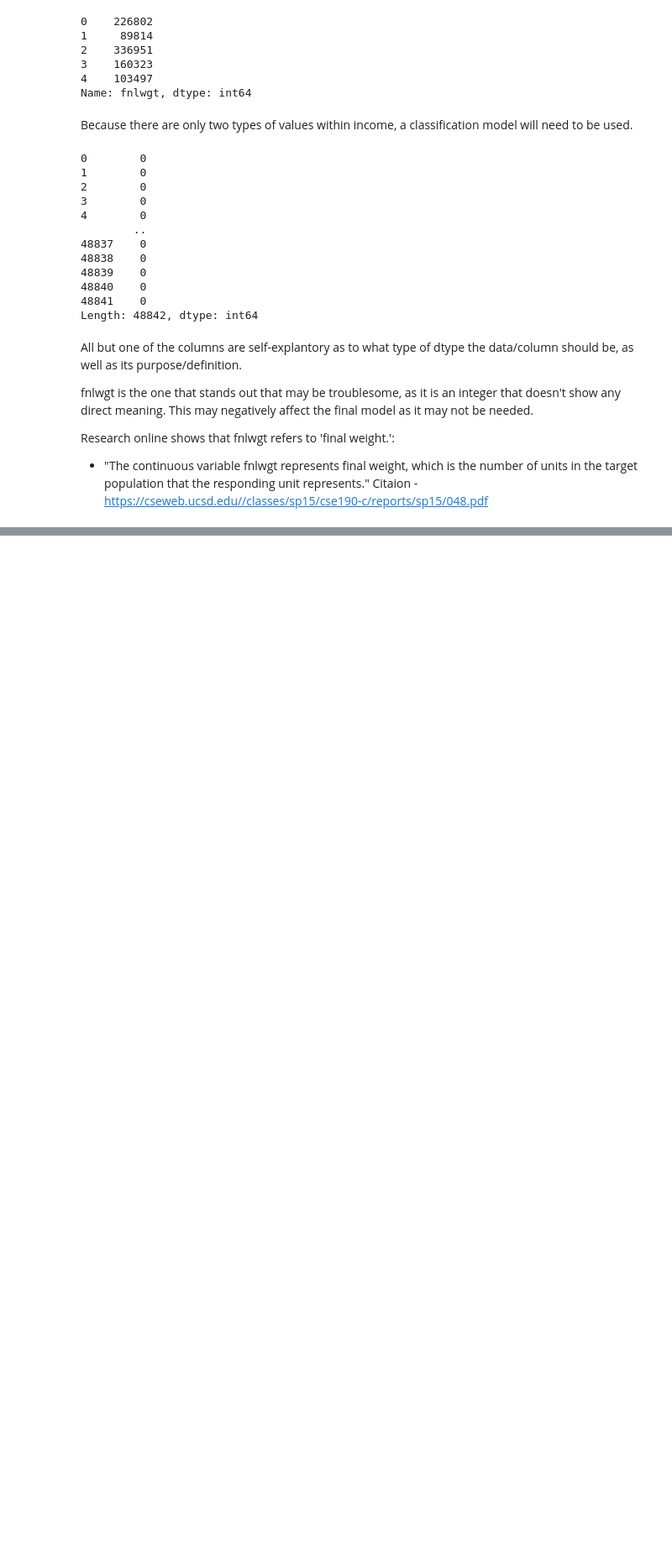
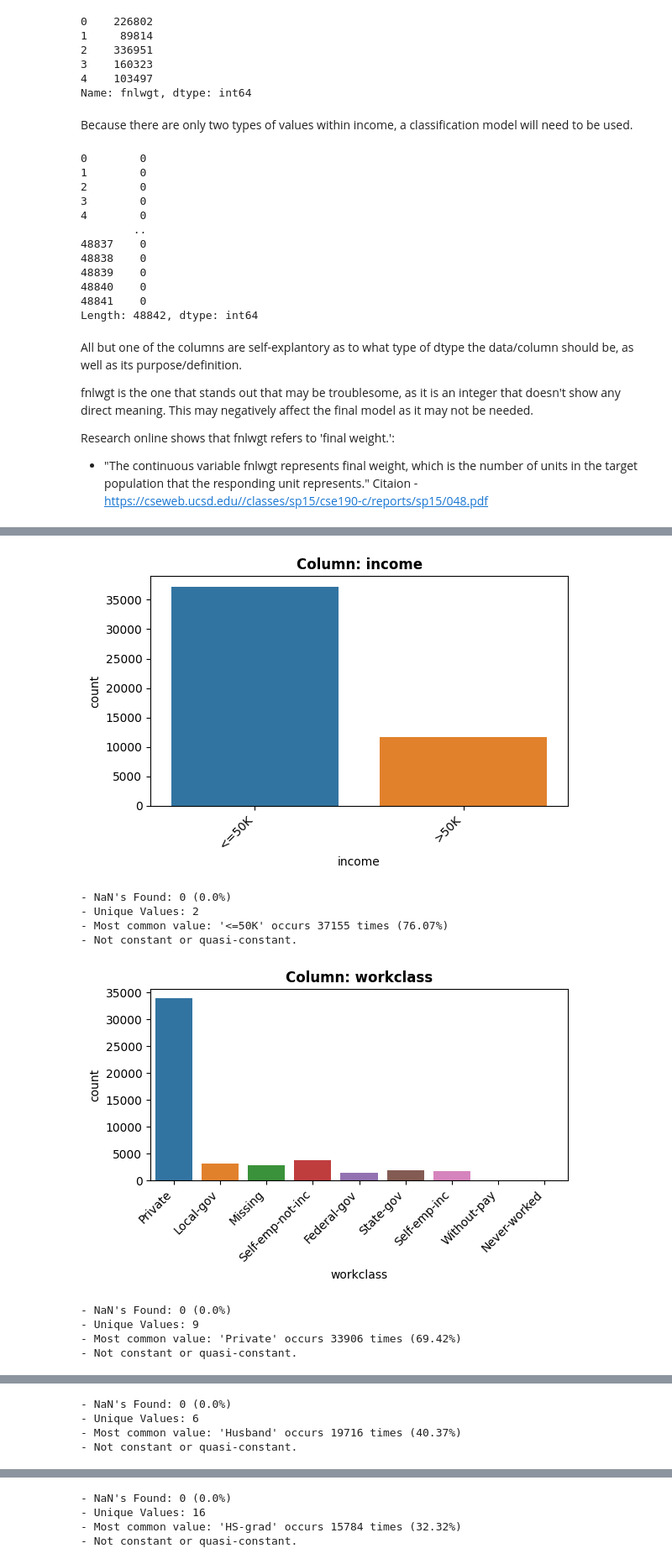
Before and after one commit to hokushrine/Prediction-of-Adult-Income, a Jupyter notebook: Adult_Income_Analysis.ipynb, the cells around one changed output, grey strips where cells are left out. Shown at 84% size. Saved outputs shown, nothing was run; the diff lists cells and outputs as text; code cells hidden in the pictures; blank space fills up the shorter version.

```diff
--- a/Adult_Income_Analysis.ipynb
+++ b/Adult_Income_Analysis.ipynb
@@ -124,0 +217,6 @@ Citaion - https://cseweb.ucsd.edu//classes/sp15/cse190-c/reports/sp15/048.pdf
+# %%
+# Replace '?' with 'Missing'
+categorical_columns = df.select_dtypes(include='object').columns
+
+for column in categorical_columns:
+    df[column] = df[column].replace('?', 'Missing')
@@ -124,0 +408,13 @@ Citaion - https://cseweb.ucsd.edu//classes/sp15/cse190-c/reports/sp15/048.pdf
+# %%
+figures, axes = explore_categorical(df, columns=['income', 'workclass', 'relationship', 'education'])
+# %% [output]
+[figure, added]
+- NaN's Found: 0 (0.0%)
+- Unique Values: 2
+- Most common value: '<=50K' occurs 37155 times (76.07%)
+- Not constant or quasi-constant.
+[figure, added]
+- NaN's Found: 0 (0.0%)
+- Unique Values: 9
+- Most common value: 'Private' occurs 33906 times (69.42%)
+- Not constant or quasi-constant.
@@ -124,0 +422,4 @@ Citaion - https://cseweb.ucsd.edu//classes/sp15/cse190-c/reports/sp15/048.pdf
+- NaN's Found: 0 (0.0%)
+- Unique Values: 6
+- Most common value: 'Husband' occurs 19716 times (40.37%)
+- Not constant or quasi-constant.
@@ -124,0 +427,4 @@ Citaion - https://cseweb.ucsd.edu//classes/sp15/cse190-c/reports/sp15/048.pdf
+- NaN's Found: 0 (0.0%)
+- Unique Values: 16
+- Most common value: 'HS-grad' occurs 15784 times (32.32%)
+- Not constant or quasi-constant.
```
Also changed, not shown: parts of 36 cells of this notebook.
